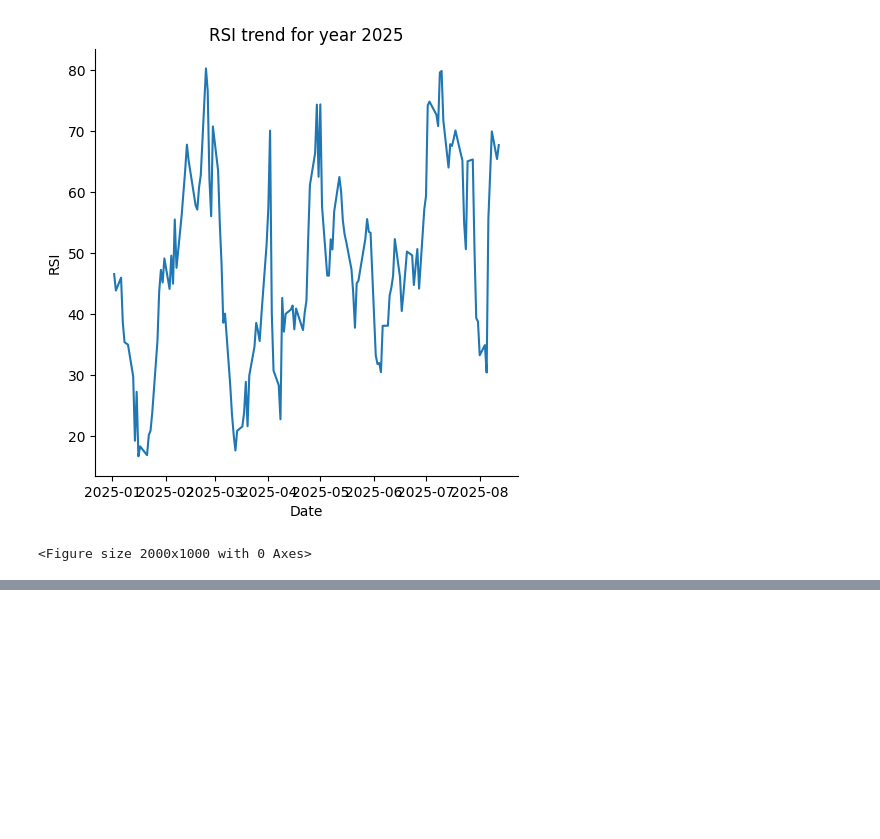
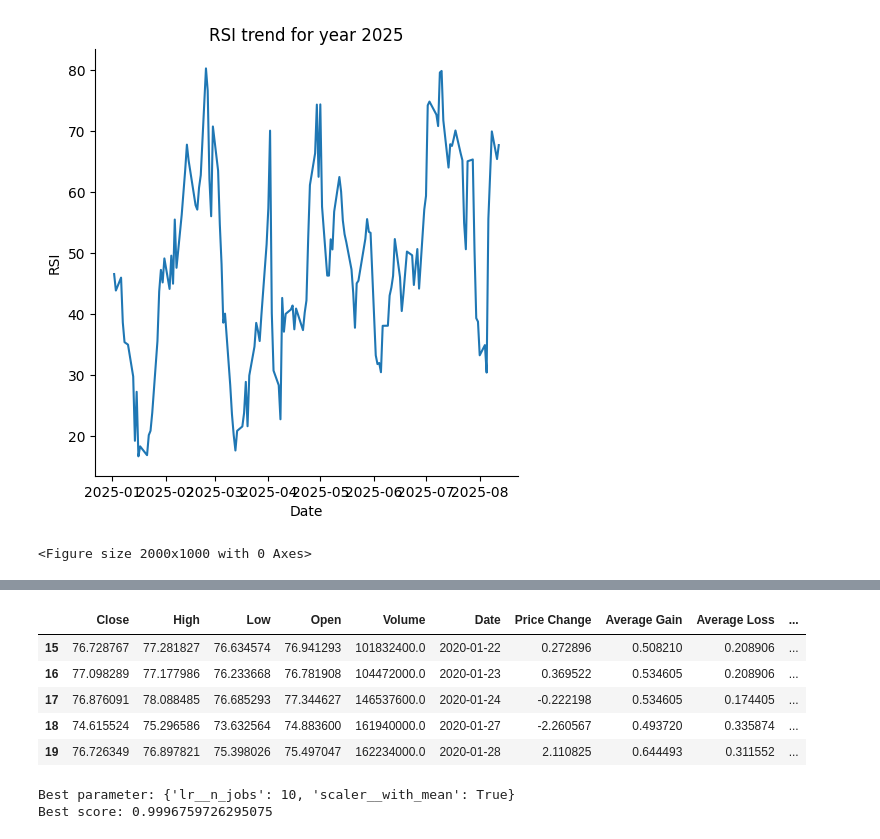
Before and after one commit to jc14-ai/AI-Powered-Stock-Market-Dashboard, a Jupyter notebook: backend/training/model.ipynb, the cells around one changed output, grey strips where cells are left out. Cells and saved outputs as stored; diff of their text form; code cells hidden in the pictures; blank space fills up the shorter version.

Commit message:
Add: model training and selection for APPL features

```diff
--- a/backend/training/model.ipynb
+++ b/backend/training/model.ipynb
@@ -290,0 +311,9 @@ for year in years:
+# %%
+df_apple.head()
+# %% [output]
+|  | Close | High | Low | Open | Volume | Date | Price Change | Average Gain | Average Loss | ... |
+| 15 | 76.728767 | 77.281827 | 76.634574 | 76.941293 | 101832400.0 | 2020-01-22 | 0.272896 | 0.508210 | 0.208906 | ... |
+| 16 | 77.098289 | 77.177986 | 76.233668 | 76.781908 | 104472000.0 | 2020-01-23 | 0.369522 | 0.534605 | 0.208906 | ... |
+| 17 | 76.876091 | 78.088485 | 76.685293 | 77.344627 | 146537600.0 | 2020-01-24 | -0.222198 | 0.534605 | 0.174405 | ... |
+| 18 | 74.615524 | 75.296586 | 73.632564 | 74.883600 | 161940000.0 | 2020-01-27 | -2.260567 | 0.493720 | 0.335874 | ... |
+| 19 | 76.726349 | 76.897821 | 75.398026 | 75.497047 | 162234000.0 | 2020-01-28 | 2.110825 | 0.644493 | 0.311552 | ... |
@@ -290,0 +330,15 @@ for year in years:
+# %%
+kfold = KFold(n_splits=6, random_state=30, shuffle=True)
+
+cv = GridSearchCV(estimator=model,param_grid={
+    'lr__n_jobs': [10,20,50],
+    'scaler__with_mean':[True, False]
+    },cv=kfold)
+
+cv.fit(X_train, y_train)
+
+print("Best parameter:", cv.best_params_)
+print("Best score:", cv.best_score_)
+# %% [output]
+Best parameter: {'lr__n_jobs': 10, 'scaler__with_mean': True}
+Best score: 0.9996759726295075
```
Also changed, not shown: parts of 13 cells of this notebook.
